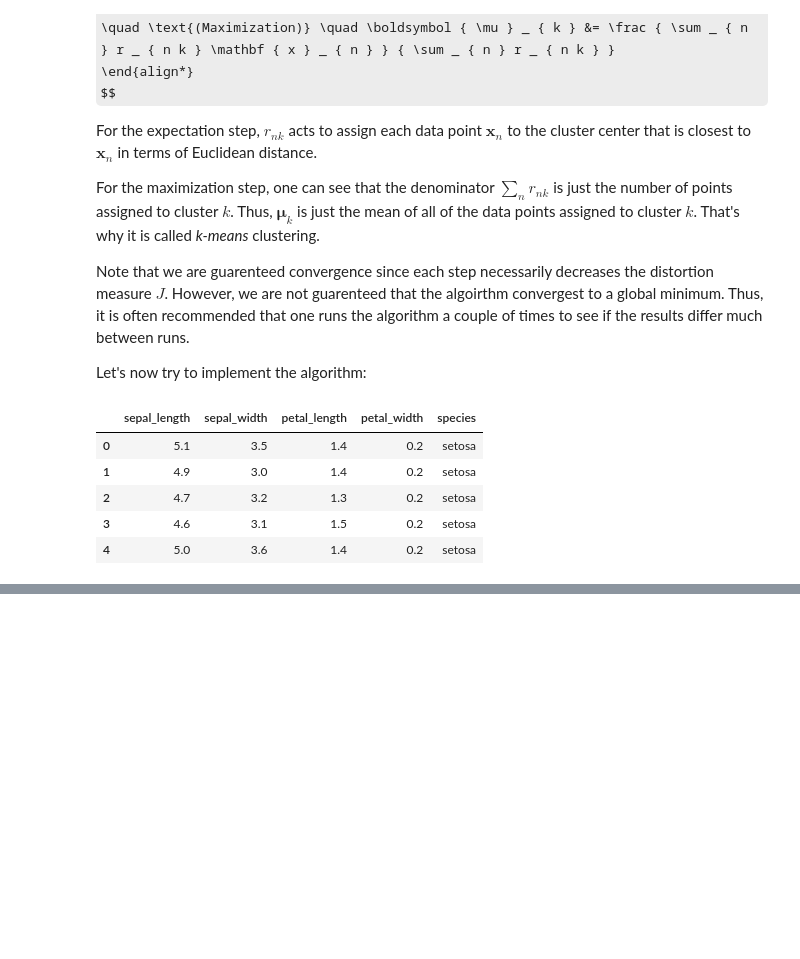
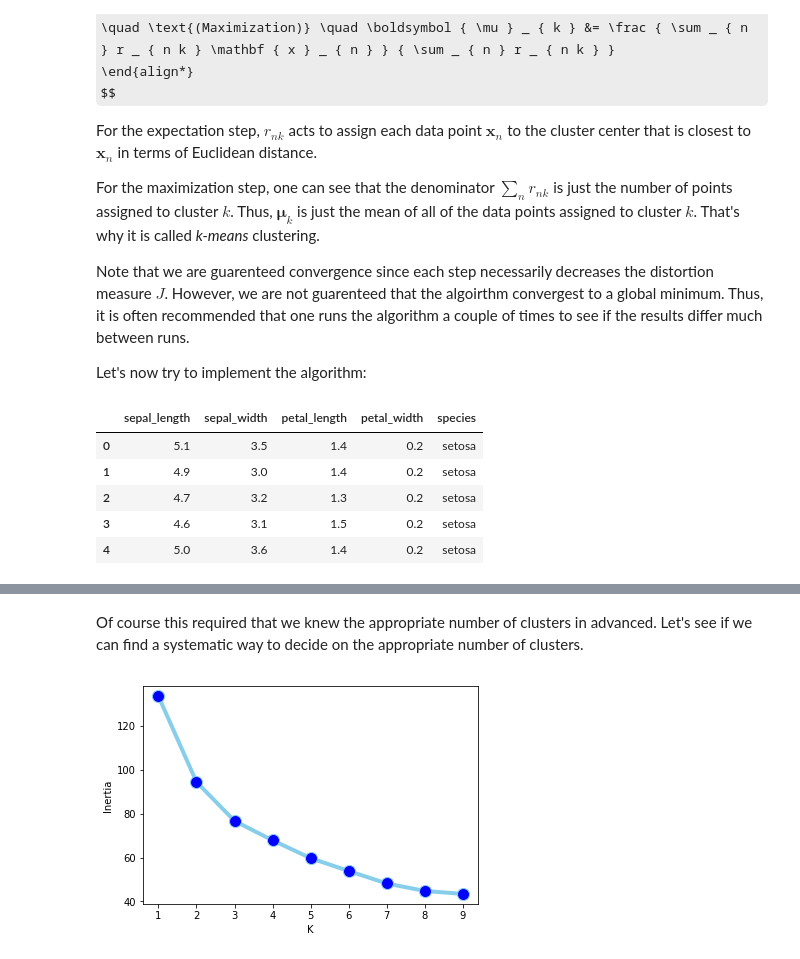
Before and after one commit to mc-robinson/ml_notebooks, a Jupyter notebook: machine_learning_from_scratch/kmeans_and_EM.ipynb, the cells around one changed output, grey strips where cells are left out. Drawn from its saved outputs; the diff is of its cells as text; code cells hidden in the pictures; some formulas as TeX source; blank space fills up the shorter version.

```diff
--- a/machine_learning_from_scratch/kmeans_and_EM.ipynb
+++ b/machine_learning_from_scratch/kmeans_and_EM.ipynb
@@ -151,0 +218,19 @@ Text(0,0.5,'Sepal Width')
+# %% [markdown]
+Of course this required that we knew the appropriate number of clusters in advanced. Let's see if we can find a systematic way to decide on the appropriate number of clusters.
+# %%
+def kmeans_scree_plot(X, k_range=list(range(1,10))):
+
+    inertia_list = []
+    for k in k_range:
+        kmeans = KMeans(n_clusters=k)
+        kmeans.fit(X)
+        inertia_list.append(kmeans.inertia_)
+
+    plt.plot(k_range,inertia_list,
+             marker='o', markerfacecolor='blue', markersize=12, color='skyblue', linewidth=4)
+    plt.xlabel("K")
+    plt.ylabel("Inertia")
+# %%
+kmeans_scree_plot(X_train_std[:, 0:2], )
+# %% [output]
+[figure, added]
```
Also changed, not shown: parts of 7 cells of this notebook.
